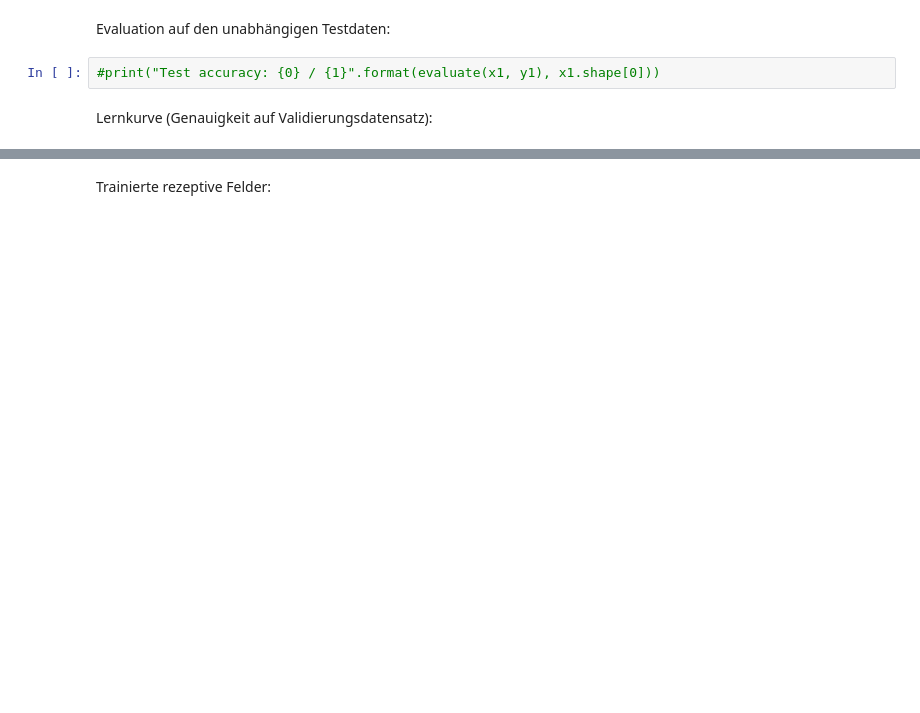
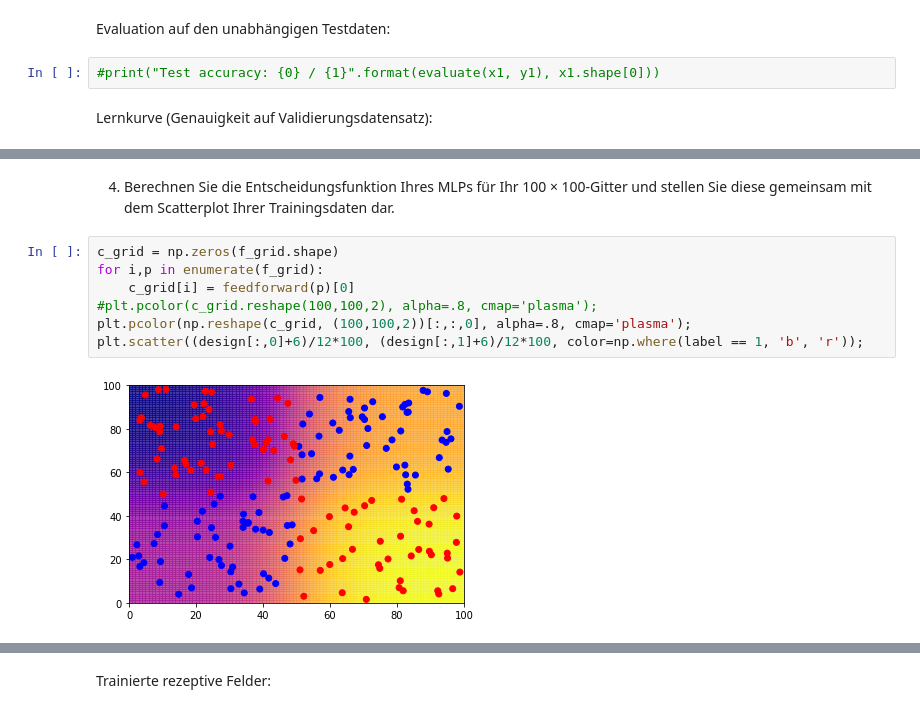
Before and after one commit to fa97ber/DeepLearning, a Jupyter notebook: Einfaches MLP für MNIST.ipynb, the cells around one changed output, grey strips where cells are left out. Drawn from its saved outputs; the diff is of its cells as text; blank space fills up the shorter version.

```diff
--- a/Einfaches MLP für MNIST.ipynb
+++ b/Einfaches MLP für MNIST.ipynb
@@ -372,0 +401,12 @@ plt.plot(MSE/x2.shape[0]);
+# %% [markdown]
+4. Berechnen Sie die Entscheidungsfunktion Ihres MLPs für Ihr 100 × 100-Gitter und
+stellen Sie diese gemeinsam mit dem Scatterplot Ihrer Trainingsdaten dar.
+# %%
+c_grid = np.zeros(f_grid.shape)
+for i,p in enumerate(f_grid):
+    c_grid[i] = feedforward(p)[0]
+#plt.pcolor(c_grid.reshape(100,100,2), alpha=.8, cmap='plasma');
+plt.pcolor(np.reshape(c_grid, (100,100,2))[:,:,0], alpha=.8, cmap='plasma');
+plt.scatter((design[:,0]+6)/12*100, (design[:,1]+6)/12*100, color=np.where(label == 1, 'b', 'r'));
+# %% [output]
+[figure, added]
```
Also changed, not shown: parts of 16 cells of this notebook.
